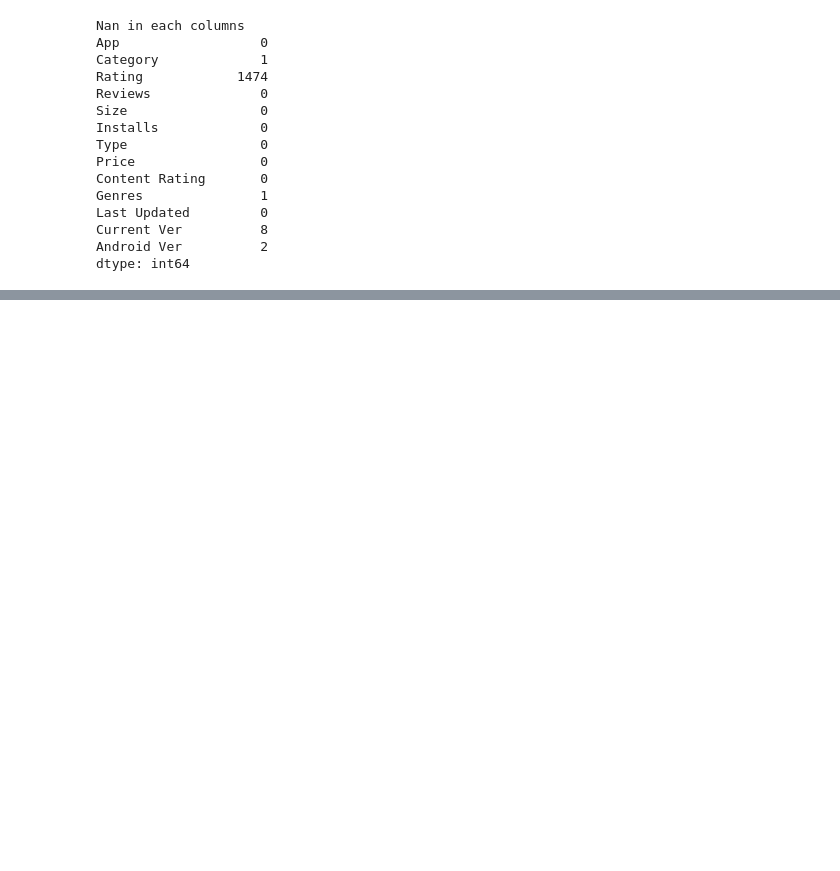
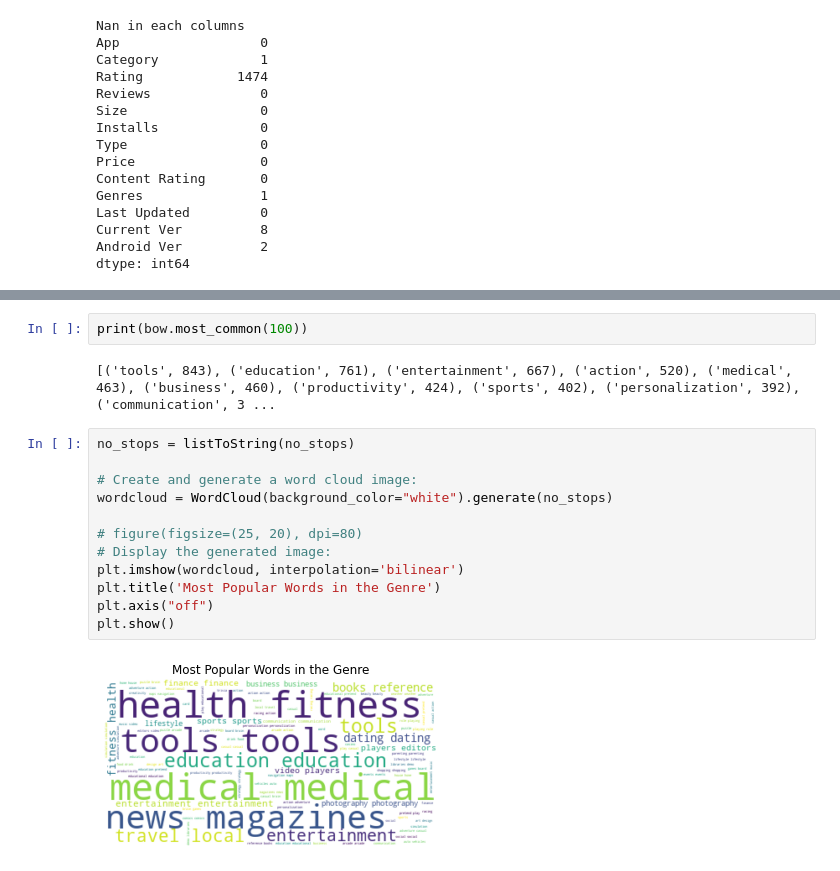
Before and after one commit to kjonina/google_app_store, a Jupyter notebook: google_store_app.ipynb, the cells around one changed output, grey strips where cells are left out. Saved outputs shown, nothing was run; the diff lists cells and outputs as text; blank space fills up the shorter version.

```diff
--- a/google_store_app.ipynb
+++ b/google_store_app.ipynb
@@ -604,0 +600,18 @@ print(bow.most_common(10))
+# %%
+print(bow.most_common(100))
+# %% [output]
+[('tools', 843), ('education', 761), ('entertainment', 667), ('action', 520), ('medical', 463), ('business', 460), ('productivity', 424), ('sports', 402), ('personalization', 392), ('communication', 3 ...
+# %%
+no_stops = listToString(no_stops)
+
+# Create and generate a word cloud image:
+wordcloud = WordCloud(background_color="white").generate(no_stops)
+
+# figure(figsize=(25, 20), dpi=80)
+# Display the generated image:
+plt.imshow(wordcloud, interpolation='bilinear')
+plt.title('Most Popular Words in the Genre')
+plt.axis("off")
+plt.show()
+# %% [output]
+[figure, added]
```
Also changed, not shown: parts of 41 cells of this notebook.
